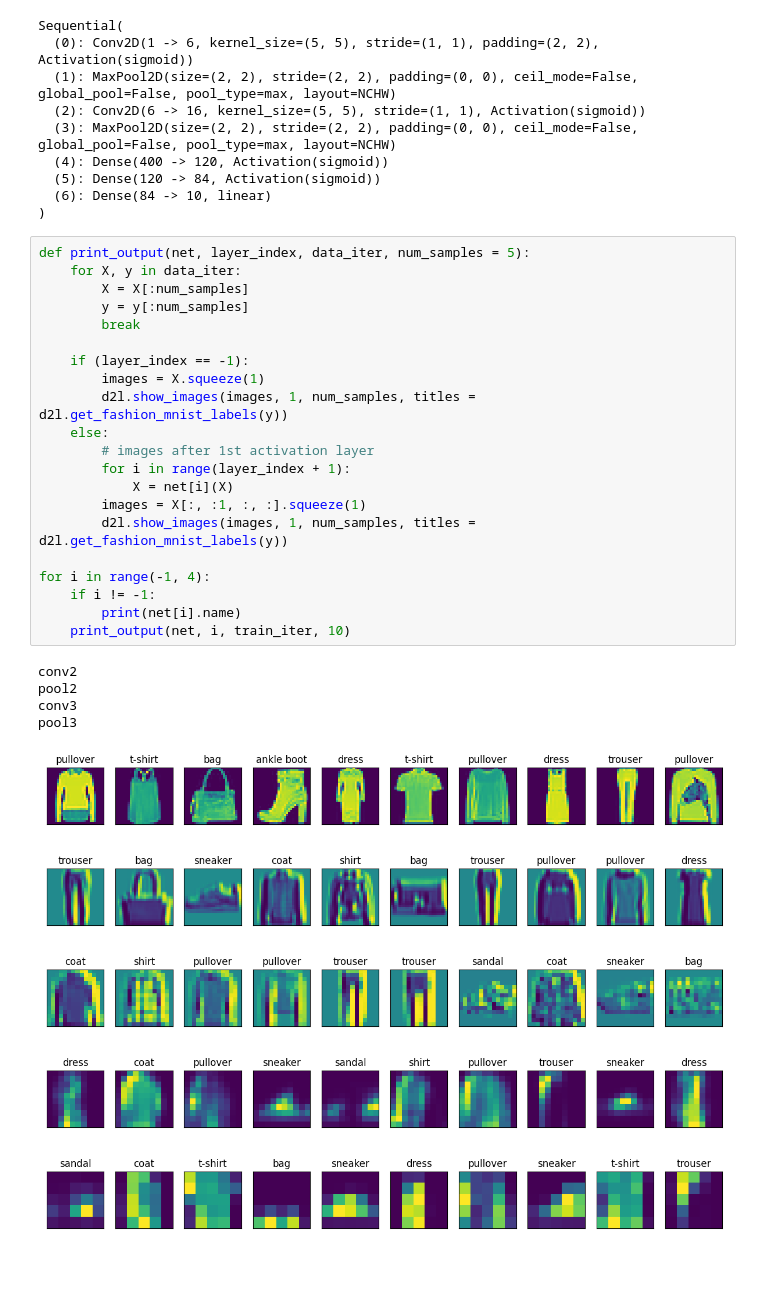
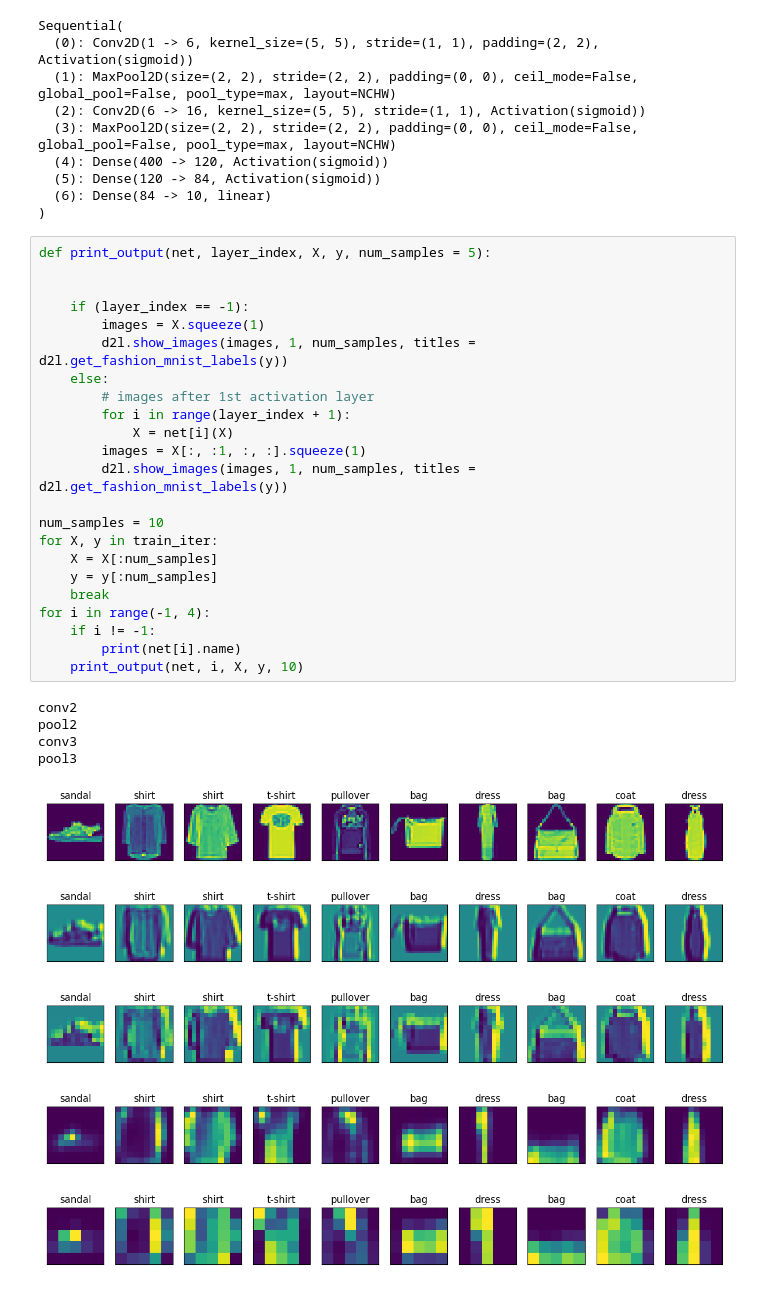
Before and after one commit to DucanhDaniel/d2l, a Jupyter notebook: Introduction/CNN/lenet.ipynb, the cells around one changed output. Saved outputs shown, nothing was run; the diff lists cells and outputs as text.

```diff
--- a/Introduction/CNN/lenet.ipynb
+++ b/Introduction/CNN/lenet.ipynb
@@ -189,33 +189,35 @@ Sequential(
   (6): Dense(84 -> 10, linear)
 )
 # %%
-def print_output(net, layer_index, data_iter, num_samples = 5):
-    for X, y in data_iter:
-        X = X[:num_samples]
-        y = y[:num_samples]
-        break
+def print_output(net, layer_index, X, y, num_samples = 5):
+
 
     if (layer_index == -1):
         images = X.squeeze(1)
         d2l.show_images(images, 1, num_samples, titles = d2l.get_fashion_mnist_labels(y))
     else:
         # images after 1st activation layer
         for i in range(layer_index + 1):
             X = net[i](X)
         images = X[:, :1, :, :].squeeze(1)
         d2l.show_images(images, 1, num_samples, titles = d2l.get_fashion_mnist_labels(y))
 
+num_samples = 10
+for X, y in train_iter:
+    X = X[:num_samples]
+    y = y[:num_samples]
+    break
 for i in range(-1, 4):
     if i != -1:
         print(net[i].name)
-    print_output(net, i, train_iter, 10)
+    print_output(net, i, X, y, 10)
 # %% [output]
 conv2
 pool2
 conv3
 pool3
-[figure, old version]
+[figure, new version]
-[figure, old version]
+[figure, new version]
-[figure, old version]
+[figure, new version]
-[figure, old version]
+[figure, new version]
-[figure, old version]
+[figure, new version]
```
Also changed, not shown: 1 other file.
